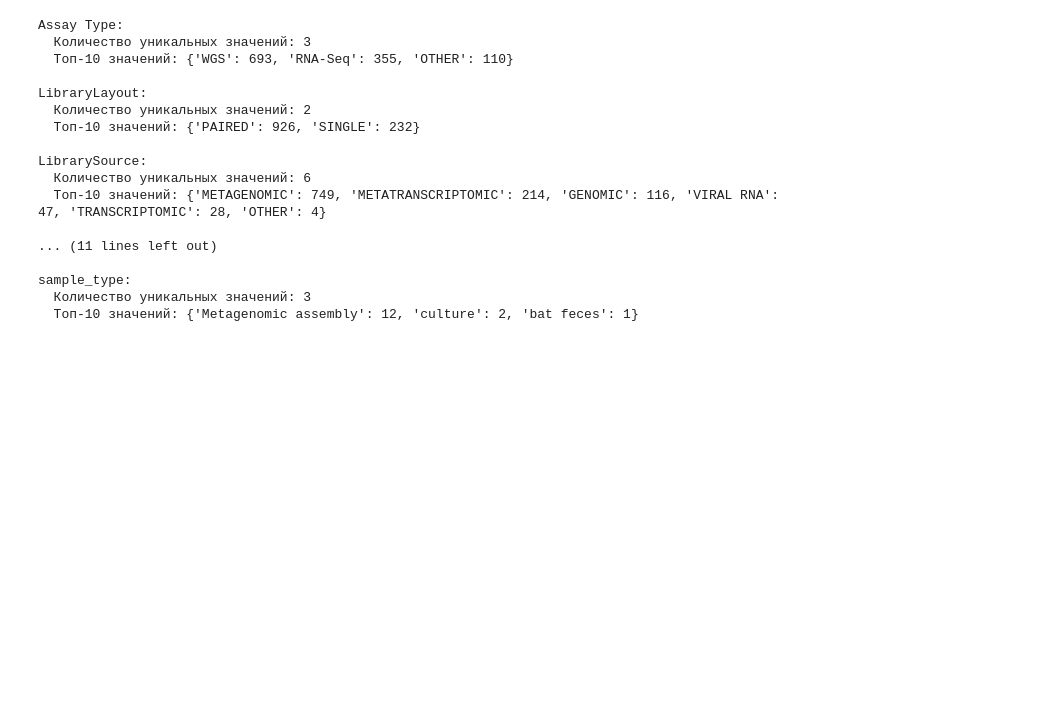
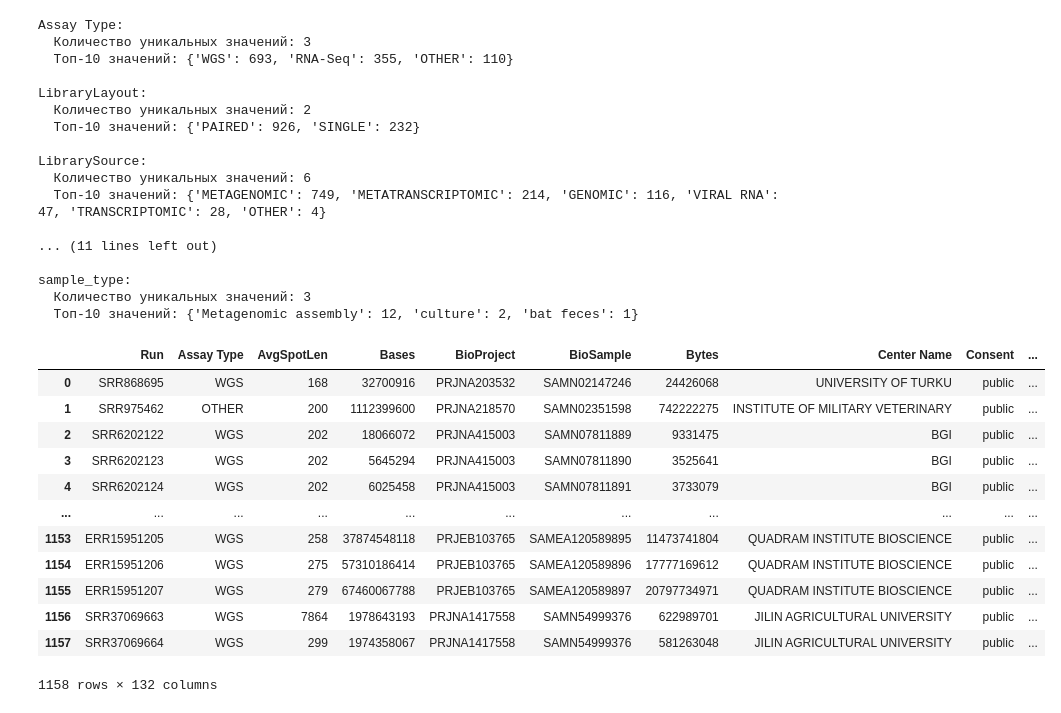
Before and after one commit to Finkonn/picorna-virome, a Jupyter notebook: scripts/analyzing_and_filtering_SRA_data.ipynb, the cells around one changed output. Drawn from its saved outputs; the diff is of its cells as text; code cells hidden in the pictures; blank space fills up the shorter version.

```diff
--- a/scripts/analyzing_and_filtering_SRA_data.ipynb
+++ b/scripts/analyzing_and_filtering_SRA_data.ipynb
@@ -172,3 +182,21 @@ LibrarySource:
 sample_type:
   Количество уникальных значений: 3
   Топ-10 значений: {'Metagenomic assembly': 12, 'culture': 2, 'bat feces': 1}
+# %%
+df = pd.read_csv('../sra_filtered_no_16S.csv', index_col=False)
+# %%
+df
+# %% [output]
+|  | Run | Assay Type | AvgSpotLen | Bases | BioProject | BioSample | Bytes | Center Name | Consent | ... |
+| 0 | SRR868695 | WGS | 168 | 32700916 | PRJNA203532 | SAMN02147246 | 24426068 | UNIVERSITY OF TURKU | public | ... |
+| 1 | SRR975462 | OTHER | 200 | 1112399600 | PRJNA218570 | SAMN02351598 | 742222275 | INSTITUTE OF MILITARY VETERINARY | public | ... |
+| 2 | SRR6202122 | WGS | 202 | 18066072 | PRJNA415003 | SAMN07811889 | 9331475 | BGI | public | ... |
+| 3 | SRR6202123 | WGS | 202 | 5645294 | PRJNA415003 | SAMN07811890 | 3525641 | BGI | public | ... |
+| 4 | SRR6202124 | WGS | 202 | 6025458 | PRJNA415003 | SAMN07811891 | 3733079 | BGI | public | ... |
+| ... | ... | ... | ... | ... | ... | ... | ... | ... | ... | ... |
+| 1153 | ERR15951205 | WGS | 258 | 37874548118 | PRJEB103765 | SAMEA120589895 | 11473741804 | QUADRAM INSTITUTE BIOSCIENCE | public | ... |
+| 1154 | ERR15951206 | WGS | 275 | 57310186414 | PRJEB103765 | SAMEA120589896 | 17777169612 | QUADRAM INSTITUTE BIOSCIENCE | public | ... |
+| 1155 | ERR15951207 | WGS | 279 | 67460067788 | PRJEB103765 | SAMEA120589897 | 20797734971 | QUADRAM INSTITUTE BIOSCIENCE | public | ... |
+| 1156 | SRR37069663 | WGS | 7864 | 1978643193 | PRJNA1417558 | SAMN54999376 | 622989701 | JILIN AGRICULTURAL UNIVERSITY | public | ... |
+| 1157 | SRR37069664 | WGS | 299 | 1974358067 | PRJNA1417558 | SAMN54999376 | 581263048 | JILIN AGRICULTURAL UNIVERSITY | public | ... |
+1158 rows × 132 columns
```
Also changed, not shown: parts of 5 cells of this notebook, 6 other files.
